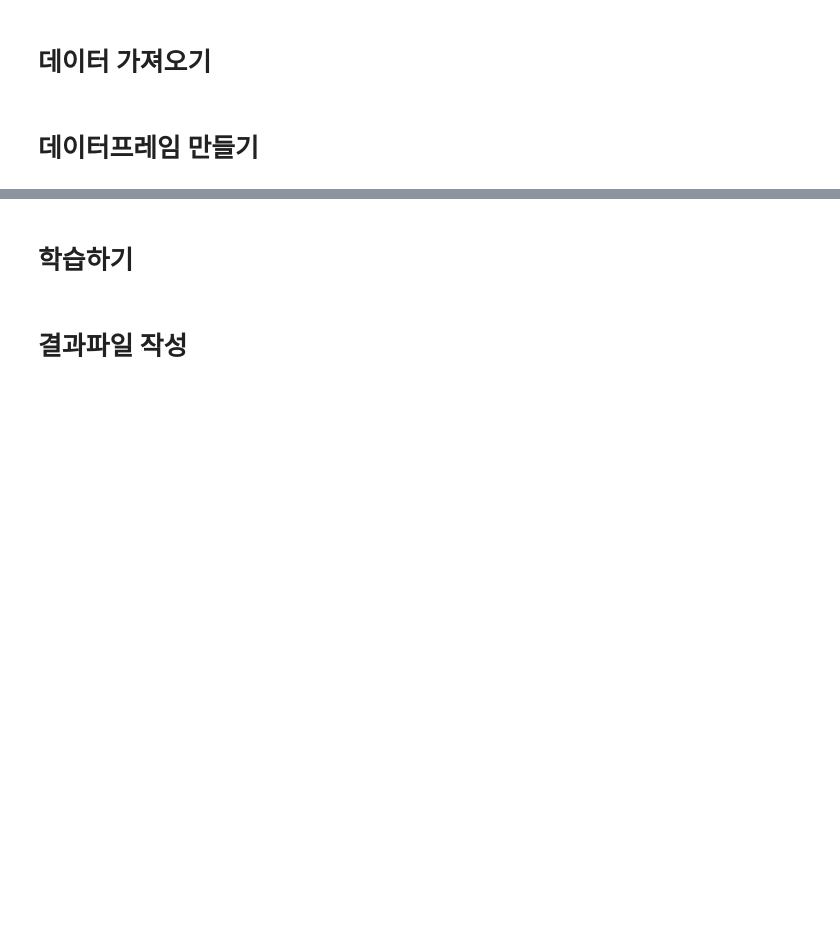
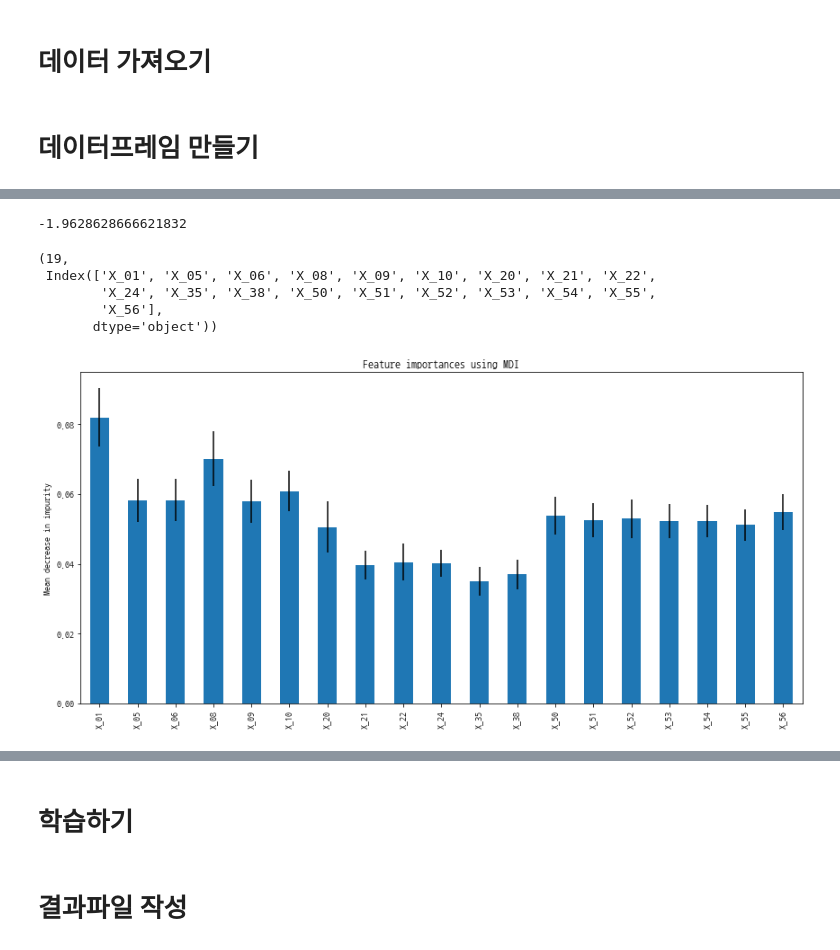
Before and after one commit to zbooster/Antenna-Performance-Prediction, a Jupyter notebook: FeatureSelection.ipynb, the cells around one changed output, grey strips where cells are left out. Saved outputs shown, nothing was run; the diff lists cells and outputs as text; code cells hidden in the pictures; blank space fills up the shorter version.

```diff
--- a/FeatureSelection.ipynb
+++ b/FeatureSelection.ipynb
@@ -203,0 +197,15 @@ array([[ 67.47    , 101.892   ,  29.45    , ..., 147.837968, 134.313475,
+# %%
+# log1p -> StandardScaler 파이프라인
+log_std_transformer = Pipeline(
+        steps=[
+            ("log1p", FunctionTransformer(np.log1p))
+          , ("std", StandardScaler())]
+    )
+# %%
+# 컬럼 인덱스 함수
+def column_index(X, column):
+    for i, v in enumerate(X.columns):
+        if v == column:
+            return i
+
+column_index(X, 'X_49')
@@ -203,0 +328,32 @@ array([[ 67.47    , 101.892   ,  29.45    , ..., 147.837968, 134.313475,
+# %%
+base_score = model_cv.best_score_
+base_score
+# %% [output]
+-1.9628628666621832
+# %%
+selector = model_cv.best_estimator_['feature_selection']
+
+selected_columns = X.columns
+selected_columns = selected_columns[selector.get_support()]
+len(selected_columns), selected_columns
+# %% [output]
+(19,
+ Index(['X_01', 'X_05', 'X_06', 'X_08', 'X_09', 'X_10', 'X_20', 'X_21', 'X_22',
+        'X_24', 'X_35', 'X_38', 'X_50', 'X_51', 'X_52', 'X_53', 'X_54', 'X_55',
+        'X_56'],
+       dtype='object'))
+# %%
+model = model_cv.best_estimator_['regression']
+
+importances = model.feature_importances_
+std = np.std([tree.feature_importances_ for tree in model.estimators_], axis=0)
+
+forest_importances = pd.Series(importances, index=selected_columns)
+
+fig, ax = plt.subplots(figsize=(12,6))
+forest_importances.plot.bar(yerr=std, ax=ax)
+ax.set_title("Feature importances using MDI")
+ax.set_ylabel("Mean decrease in impurity")
+fig.tight_layout()
+# %% [output]
+[figure, added]
```
Also changed, not shown: parts of 71 cells of this notebook.
